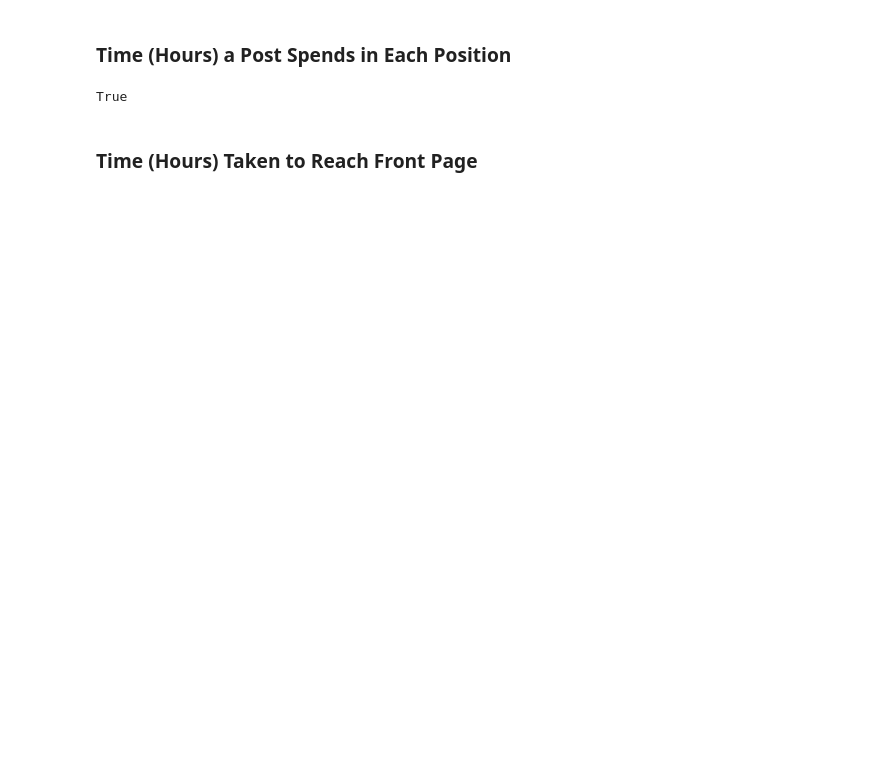
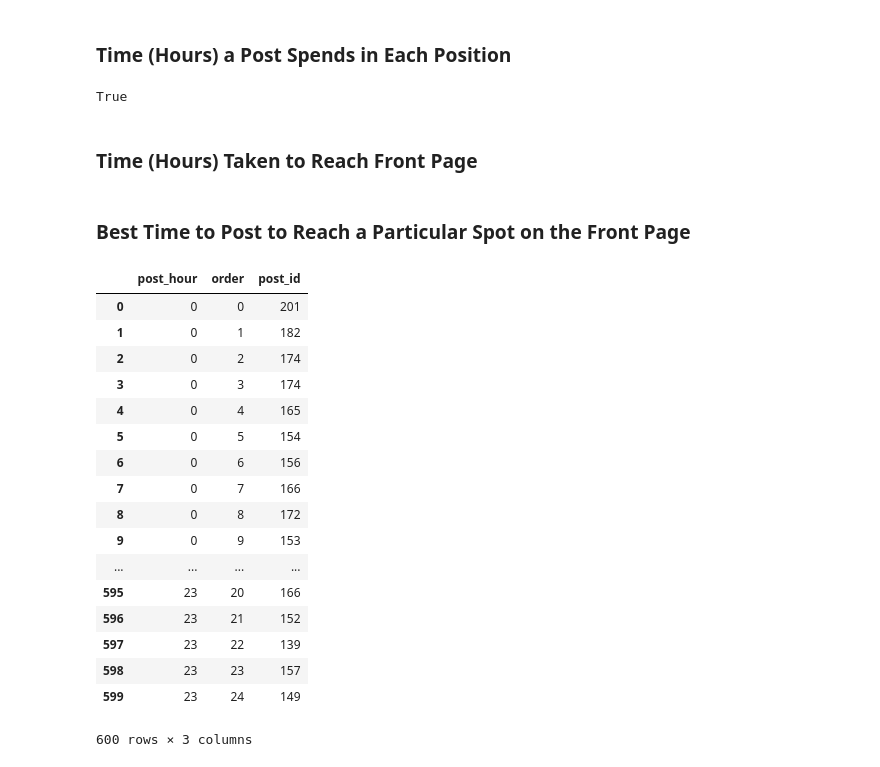
Before and after one commit to stefanjaro/reddit-frontpage-analysis, a Jupyter notebook: reddit-data-analysis.ipynb, the cells around one changed output. Cells and saved outputs as stored; diff of their text form; code cells hidden in the pictures; blank space fills up the shorter version.

```diff
--- a/reddit-data-analysis.ipynb
+++ b/reddit-data-analysis.ipynb
@@ -380,3 +380,33 @@ pos_hours = pos_hours[~pos_hours.post_id.isin(to_remove)]
 ### Time (Hours) Taken to Reach Front Page
 # %%
 # to-do
+# %% [markdown]
+### Best Time to Post to Reach a Particular Spot on the Front Page
+# %%
+# assign hour column
+ordered = ordered.assign(post_hour = ordered.timestamp.dt.hour)
+
+# get number of posts in a particular order posted at a particular hour
+by_hour_and_order = ordered.groupby(["post_hour", "order"])["post_id"].count().reset_index()
+by_hour_and_order = by_hour_and_order.rename(columns={"post_id": "count"})
+
+# create heatmap
+# %% [output]
+|  | post_hour | order | post_id |
+| 0 | 0 | 0 | 201 |
+| 1 | 0 | 1 | 182 |
+| 2 | 0 | 2 | 174 |
+| 3 | 0 | 3 | 174 |
+| 4 | 0 | 4 | 165 |
+| 5 | 0 | 5 | 154 |
+| 6 | 0 | 6 | 156 |
+| 7 | 0 | 7 | 166 |
+| 8 | 0 | 8 | 172 |
+| 9 | 0 | 9 | 153 |
+| ... | ... | ... | ... |
+| 595 | 23 | 20 | 166 |
+| 596 | 23 | 21 | 152 |
+| 597 | 23 | 22 | 139 |
+| 598 | 23 | 23 | 157 |
+| 599 | 23 | 24 | 149 |
+600 rows × 3 columns
```
Also changed, not shown: parts of 2 cells of this notebook, 1 other file.
